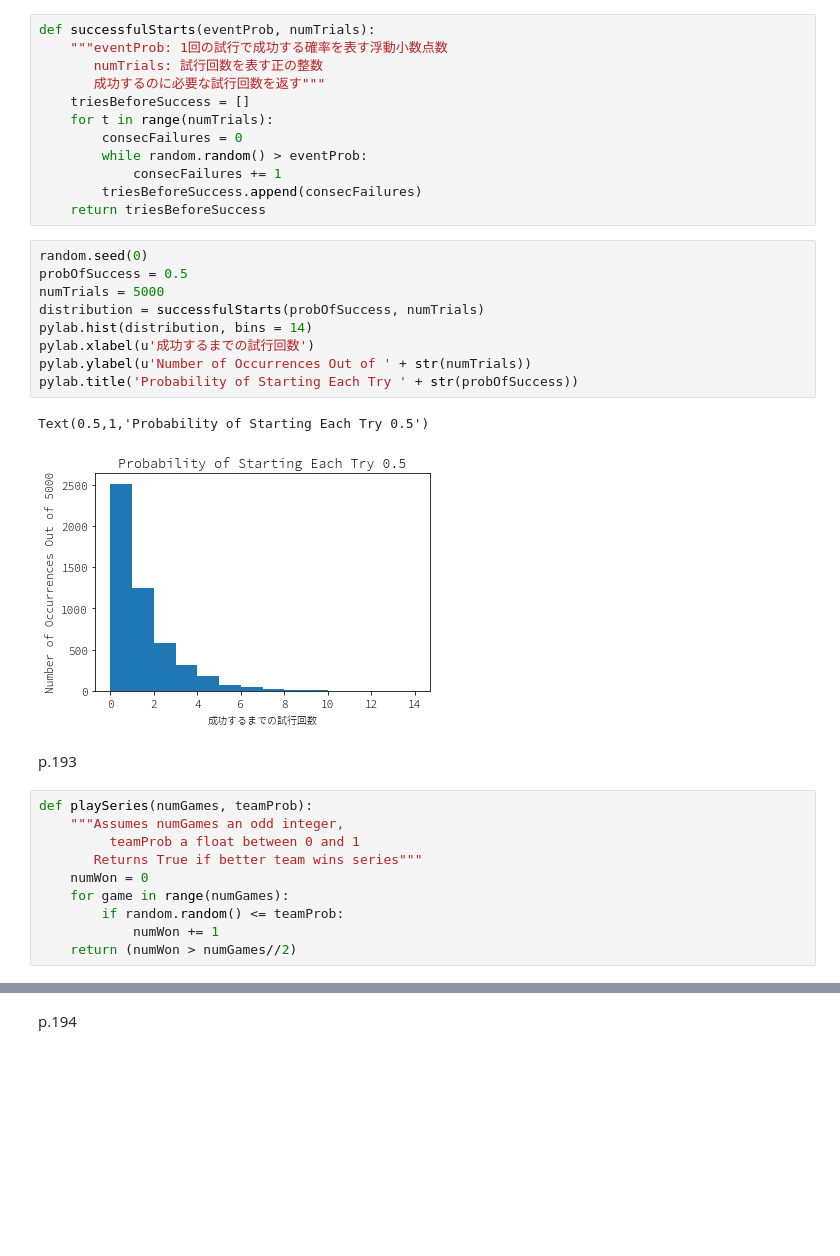
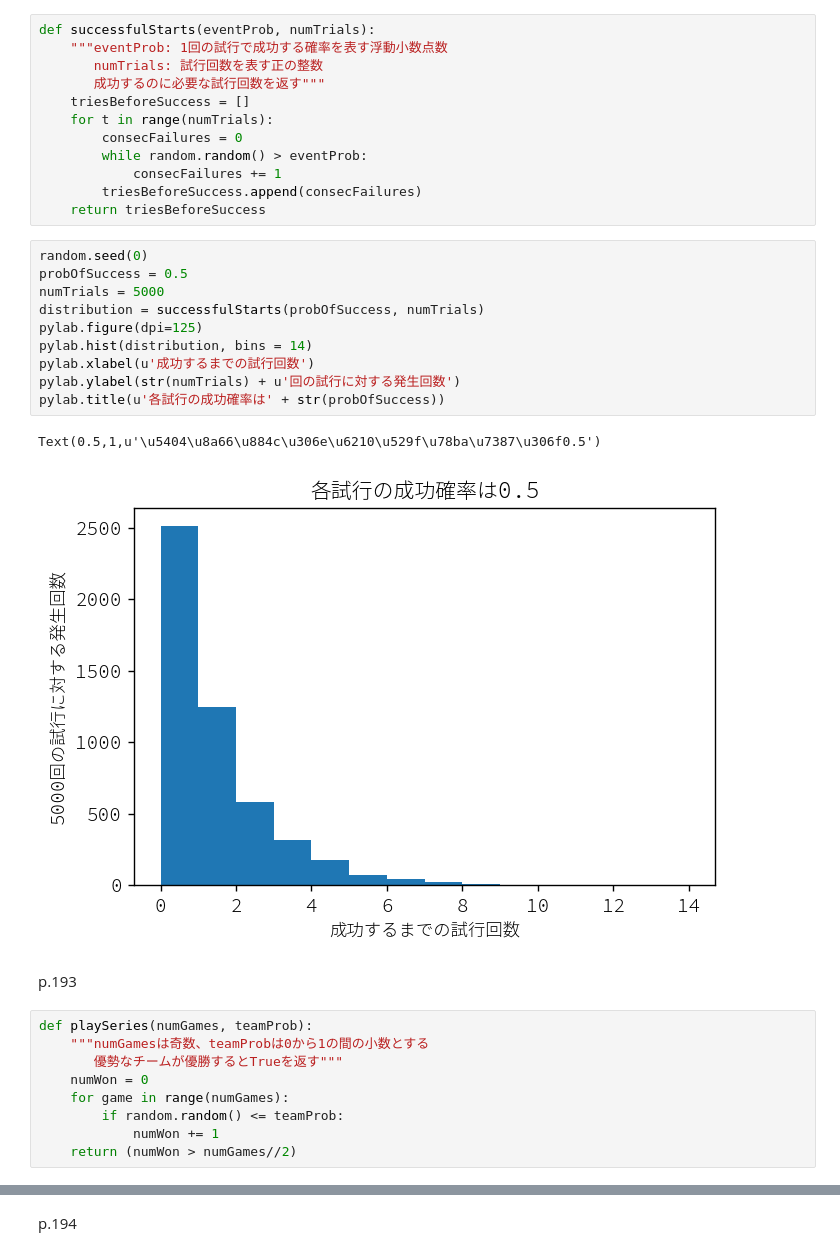
Before and after one commit to akokubo/jupyter-notebook-python2, a Jupyter notebook: 第12章 確率、統計とプログラム.ipynb, the cells around one changed output, grey strips where cells are left out. Drawn from its saved outputs; the diff is of its cells as text; blank space fills up the shorter version.

```diff
--- a/第12章 確率、統計とプログラム.ipynb
+++ b/第12章 確率、統計とプログラム.ipynb
@@ -482,22 +489,22 @@ def successfulStarts(eventProb, numTrials):
 # %%
 random.seed(0)
 probOfSuccess = 0.5
 numTrials = 5000
 distribution = successfulStarts(probOfSuccess, numTrials)
+pylab.figure(dpi=125)
 pylab.hist(distribution, bins = 14)
 pylab.xlabel(u'成功するまでの試行回数')
-pylab.ylabel(u'Number of Occurrences Out of ' + str(numTrials))
-pylab.title('Probability of Starting Each Try ' + str(probOfSuccess))
+pylab.ylabel(str(numTrials) + u'回の試行に対する発生回数')
+pylab.title(u'各試行の成功確率は' + str(probOfSuccess))
 # %% [output]
-Text(0.5,1,'Probability of Starting Each Try 0.5')
+Text(0.5,1,u'\u5404\u8a66\u884c\u306e\u6210\u529f\u78ba\u7387\u306f0.5')
-[figure, old version]
+[figure, new version]
 # %% [markdown]
 p.193
 # %%
 def playSeries(numGames, teamProb):
-    """Assumes numGames an odd integer,
-         teamProb a float between 0 and 1
-       Returns True if better team wins series"""
+    """numGamesは奇数、teamProbは0から1の間の小数とする
+       優勢なチームが優勝するとTrueを返す"""
     numWon = 0
     for game in range(numGames):
         if random.random() <= teamProb:
```
Also changed, not shown: parts of 25 cells of this notebook, 3 other files.
